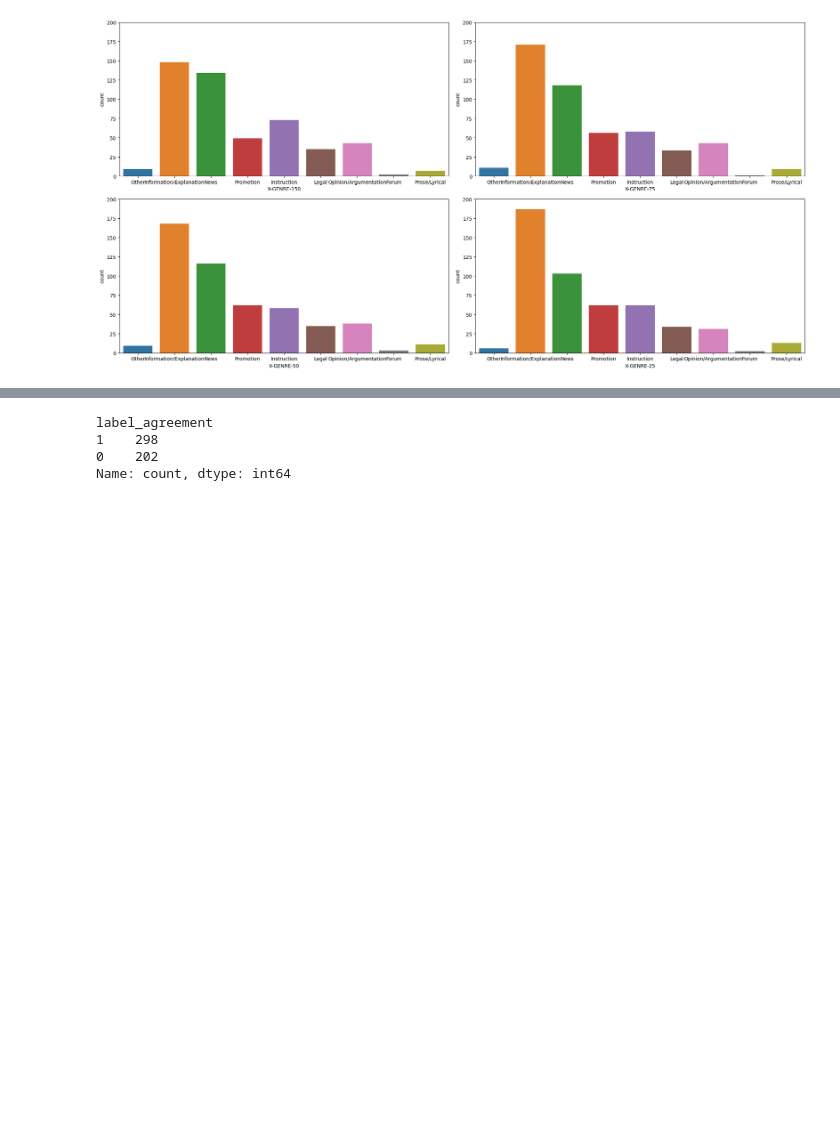
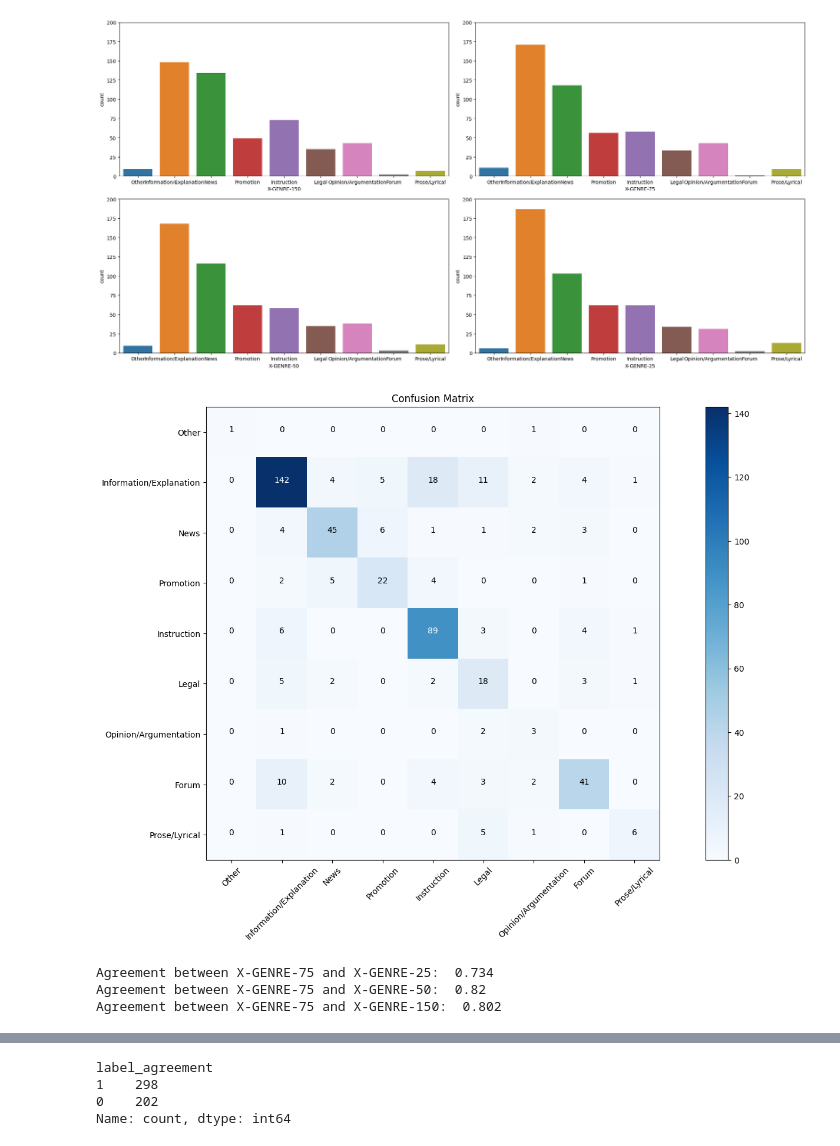
Before and after one commit to Malina03/Genre-enabled-NMT, a Jupyter notebook: analysis.ipynb, the cells around one changed output, grey strips where cells are left out. Cells and saved outputs as stored; diff of their text form; code cells hidden in the pictures; blank space fills up the shorter version.

```diff
--- a/analysis.ipynb
+++ b/analysis.ipynb
@@ -143,8 +204,46 @@ plt.tight_layout()
 plt.show()
 # %% [output]
 [figure]
+# %%
+# plot a confusion matrix between the X-GENRE-25 and X-GENRE-75
+from sklearn.metrics import confusion_matrix
+import numpy as np
+import itertools
+
+# confusion matrix
+cm = confusion_matrix(all_labels['X-GENRE-25'], all_labels['X-GENRE-75'])
+#plot confusion matrix
+plt.figure(figsize=(20,10))
+plt.imshow(cm, interpolation='nearest', cmap=plt.cm.Blues)
+plt.title("Confusion Matrix")
+plt.colorbar()
+tick_marks = np.arange(len(labels))
+plt.xticks(tick_marks, labels, rotation=45)
+plt.yticks(tick_marks, labels)
+fmt = 'd'
+thresh = cm.max() / 2.
+# label the cells
+for i, j in itertools.product(range(cm.shape[0]), range(cm.shape[1])):
+    plt.text(j, i, format(cm[i, j]),
+    horizontalalignment="center",
+    color="white" if cm[i, j] > thresh else "black")
+# %% [output]
+[figure, added]
 # %%
 all_labels['label_agreement'] = all_labels.apply(lambda x: 1 if x['X-GENRE-25'] == x['X-GENRE-50'] == x['X-GENRE-75'] == x['X-GENRE-150'] else 0, axis=1)
 all_labels['over_50_agree'] =  all_labels.apply(lambda x: 1 if x['X-GENRE-50'] == x['X-GENRE-75'] == x['X-GENRE-150'] else 0, axis=1)
 all_labels['over_75_agree'] =  all_labels.apply(lambda x: 1 if x['X-GENRE-75'] == x['X-GENRE-150'] else 0, axis=1)
 all_labels['no_agreement'] = all_labels.apply(lambda x: 1 if x['X-GENRE-25'] != x['X-GENRE-50'] != x['X-GENRE-75'] != x['X-GENRE-150'] else 0, axis=1)
+# %%
+# compute % of agreement between X-GENRE-75 and the other labels
+all_labels['25_75_agree'] = all_labels.apply(lambda x: 1 if x['X-GENRE-25'] == x['X-GENRE-75'] else 0, axis=1)
+all_labels['50_75_agree'] = all_labels.apply(lambda x: 1 if x['X-GENRE-50'] == x['X-GENRE-75'] else 0, axis=1)
+all_labels['150_75_agree'] = all_labels.apply(lambda x: 1 if x['X-GENRE-75'] == x['X-GENRE-150'] else 0, axis=1)
+
+print("Agreement between X-GENRE-75 and X-GENRE-25: ", all_labels['25_75_agree'].sum()/all_labels.shape[0])
+print("Agreement between X-GENRE-75 and X-GENRE-50: ", all_labels['50_75_agree'].sum()/all_labels.shape[0])
+print("Agreement between X-GENRE-75 and X-GENRE-150: ", all_labels['150_75_agree'].sum()/all_labels.shape[0])
+# %% [output]
+Agreement between X-GENRE-75 and X-GENRE-25:  0.734
+Agreement between X-GENRE-75 and X-GENRE-50:  0.82
+Agreement between X-GENRE-75 and X-GENRE-150:  0.802
```
Also changed, not shown: parts of 38 cells of this notebook, 1 other file.
